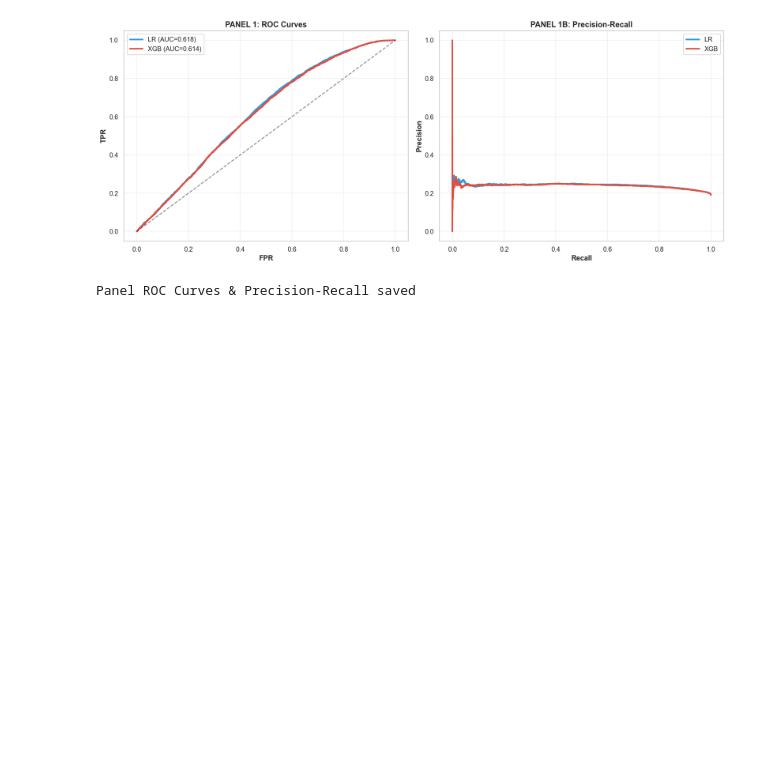
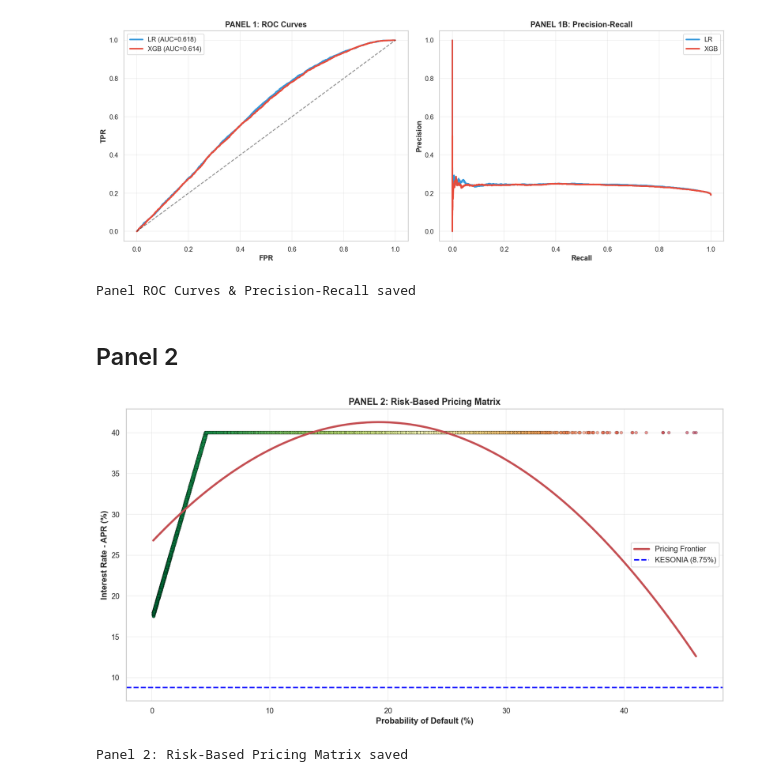
Before and after one commit to kariuki392/DataAnalysisProject27-Retail-Lending-Origination-Risk-Based-Pricing-Engine, a Jupyter notebook: notebooks/retail_origination_pricing_engine.ipynb, the cells around one changed output. Cells and saved outputs as stored; diff of their text form; code cells hidden in the pictures; blank space fills up the shorter version.

Commit message:
addition of Panel 2: Risk-Based Pricing Matrix saved

```diff
--- a/notebooks/retail_origination_pricing_engine.ipynb
+++ b/notebooks/retail_origination_pricing_engine.ipynb
@@ -151,3 +151,25 @@ print('Panel ROC Curves & Precision-Recall saved')
 # %% [output]
 [figure]
 Panel ROC Curves & Precision-Recall saved
+# %% [markdown]
+## Panel 2
+# %%
+fig, ax = plt.subplots(figsize=(13, 7))
+ax.scatter(df['PD']*100, df['APR']*100, c=df['PD']*100, cmap='RdYlGn_r', s=20, alpha=0.5, edgecolors='black', linewidth=0.3)
+z = np.polyfit(df['PD']*100, df['APR']*100, 2)
+p = np.poly1d(z)
+pd_range = np.linspace(df['PD'].min()*100, df['PD'].max()*100, 100)
+ax.plot(pd_range, p(pd_range), 'r-', linewidth=3, label='Pricing Frontier')
+ax.axhline(y=KESONIA_BASELINE*100, color='blue', linestyle='--', linewidth=2, label='KESONIA (8.75%)')
+ax.set_xlabel('Probability of Default (%)', fontweight='bold', fontsize=12)
+ax.set_ylabel('Interest Rate - APR (%)', fontweight='bold', fontsize=12)
+ax.set_title('PANEL 2: Risk-Based Pricing Matrix', fontweight='bold', fontsize=13)
+ax.legend()
+ax.grid(True, alpha=0.3)
+plt.tight_layout()
+plt.show()
+plt.close()
+print('Panel 2: Risk-Based Pricing Matrix saved')
+# %% [output]
+[figure, added]
+Panel 2: Risk-Based Pricing Matrix saved
```
